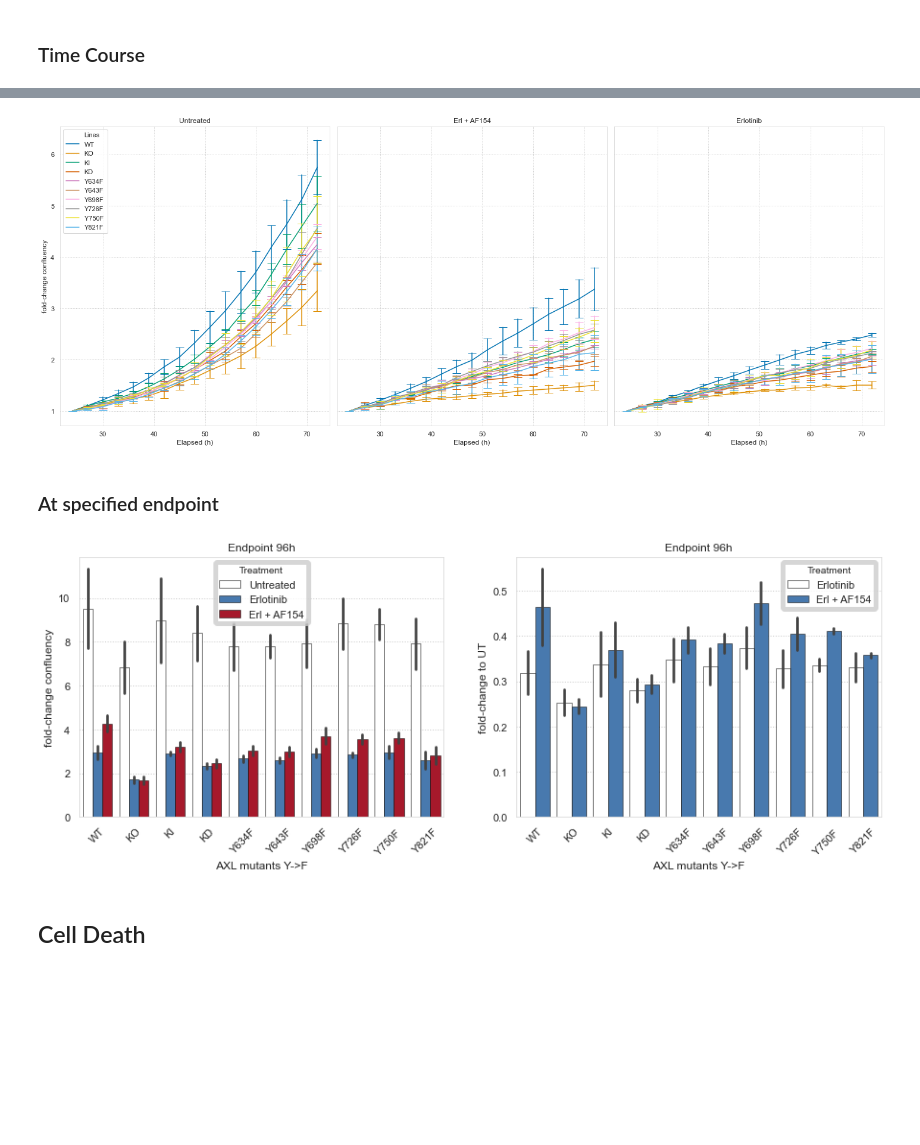
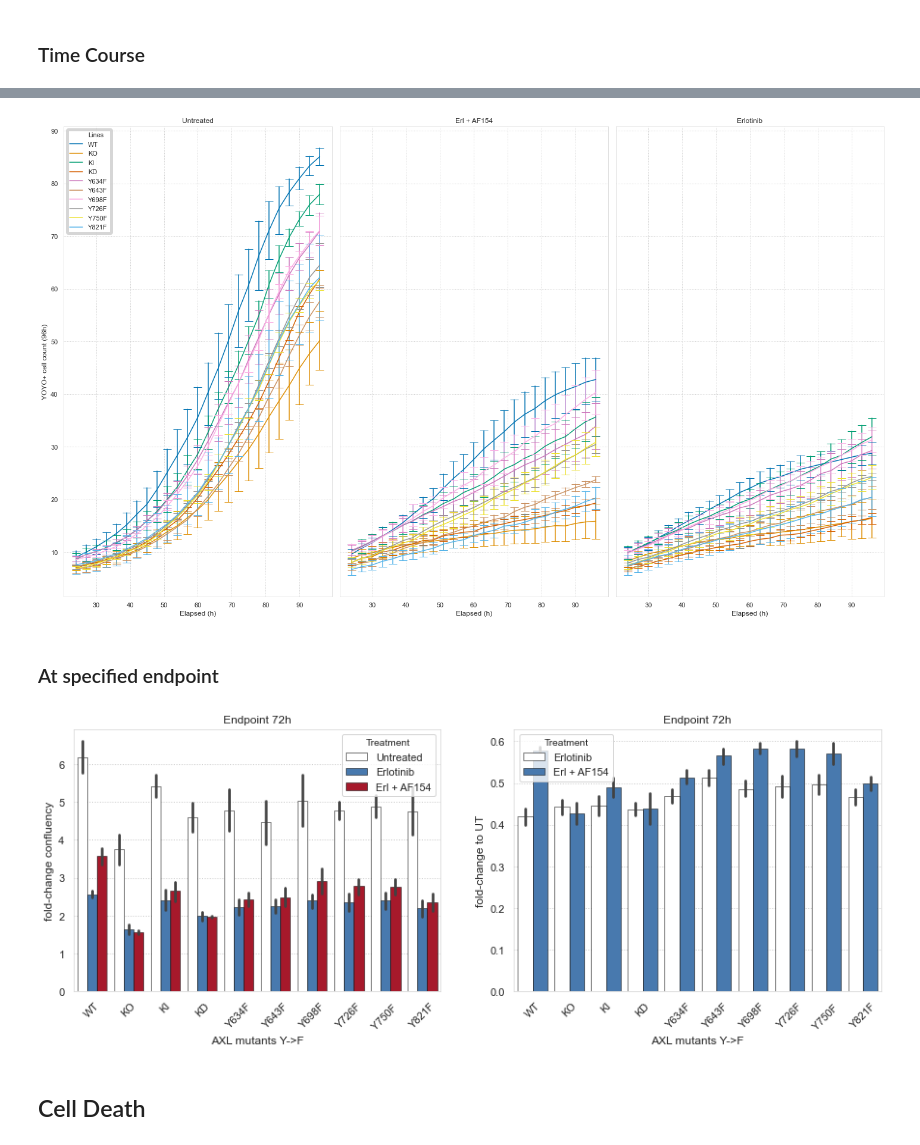
Before and after one commit to meyer-lab/DDMC, a Jupyter notebook: Fig1-CellViability.ipynb, the cells around one changed output, grey strips where cells are left out. Drawn from its saved outputs; the diff is of its cells as text; code cells hidden in the pictures; blank space fills up the shorter version.

```diff
--- a/Fig1-CellViability.ipynb
+++ b/Fig1-CellViability.ipynb
@@ -53,3 +53,10 @@ ds5 = [r2, r3]
 t1 = ['UT', "A/E", "-E"]
 t2 = ['Untreated', "Erl + AF154", "Erlotinib"]
 ylabel = "fold-change confluency"
+# %%
+itp = 24
+ftp = 96
+fig, ax = plt.subplots(nrows=1, ncols=2, figsize=(18, 12), sharey=True, sharex=True)
+for i in range(1,len(t1)):
+    title = t2[i]
+    FCvsUT_TimeCourse(ax[i-1], ds, itp, ftp, lines, t1, t1[i], title, FC=True)
@@ -56,23 +65,23 @@ ylabel = "fold-change confluency"
 # %%
 itp = 24
-ftp = 72
-fig, ax = plt.subplots(nrows=1, ncols=3, figsize=(20, 8), sharey=True, sharex=True)
+ftp = 96
+fig, ax = plt.subplots(nrows=1, ncols=3, figsize=(20, 12), sharey=True, sharex=True)
 
 for i in range(len(t1)):
     title = t2[i]
-    FC_timecourse(ax[i], ds1, itp, ftp, lines, t1[i], title, ylabel, FC=True)
+    FC_timecourse(ax[i], ds, itp, ftp, lines, t1[i], title, ylabel, FC=False)
 
 plt.tight_layout()
 
-#fig.savefig("TimeLapse_AXLmutants.png")
+fig.savefig("TimeLapse_AXLmutants.png")
 # %% [output]
-[figure, old version]
+[figure, new version]
 # %% [markdown]
 ### At specified endpoint
 # %%
 fig, ax = plt.subplots(nrows=1, ncols=2, figsize=(15, 5))
 
-ftp = 96
+ftp = 72
 itp = 24
 
 tr1 = ["UT", '-E', '-A/E']
@@ -80,12 +89,12 @@ tr2 = ["Untreated", 'Erlotinib', 'Erl + AF154']
 
 c = ["white", "windows blue", "scarlet"]
 
-barplot_UtErlAF154(ax[0], lines, ds1, itp, ftp, tr1, tr2, "fold-change confluency", "Endpoint 96h", FC=True, colors=c)
-barplotFC_TvsUT(ax[1], ds1, itp, ftp, lines, tr1, tr2, "Endpoint 96h", FC=True, colors=c)
+barplot_UtErlAF154(ax[0], lines, ds, itp, ftp, tr1, tr2, "fold-change confluency", "Endpoint 72h", FC=True, colors=c)
+barplotFC_TvsUT(ax[1], ds, itp, ftp, lines, tr1, tr2, "Endpoint 72h", FC=True, colors=c)
 
-#fig.savefig("AXLmutants_CV_96h.png")
+fig.savefig("AXLmutants_CV_72h.png")
 # %% [output]
-[figure, old version]
+[figure, new version]
 # %% [markdown]
 ## Cell Death
 # %% [markdown]
```
Also changed, not shown: parts of 11 cells of this notebook, 5 other files.
